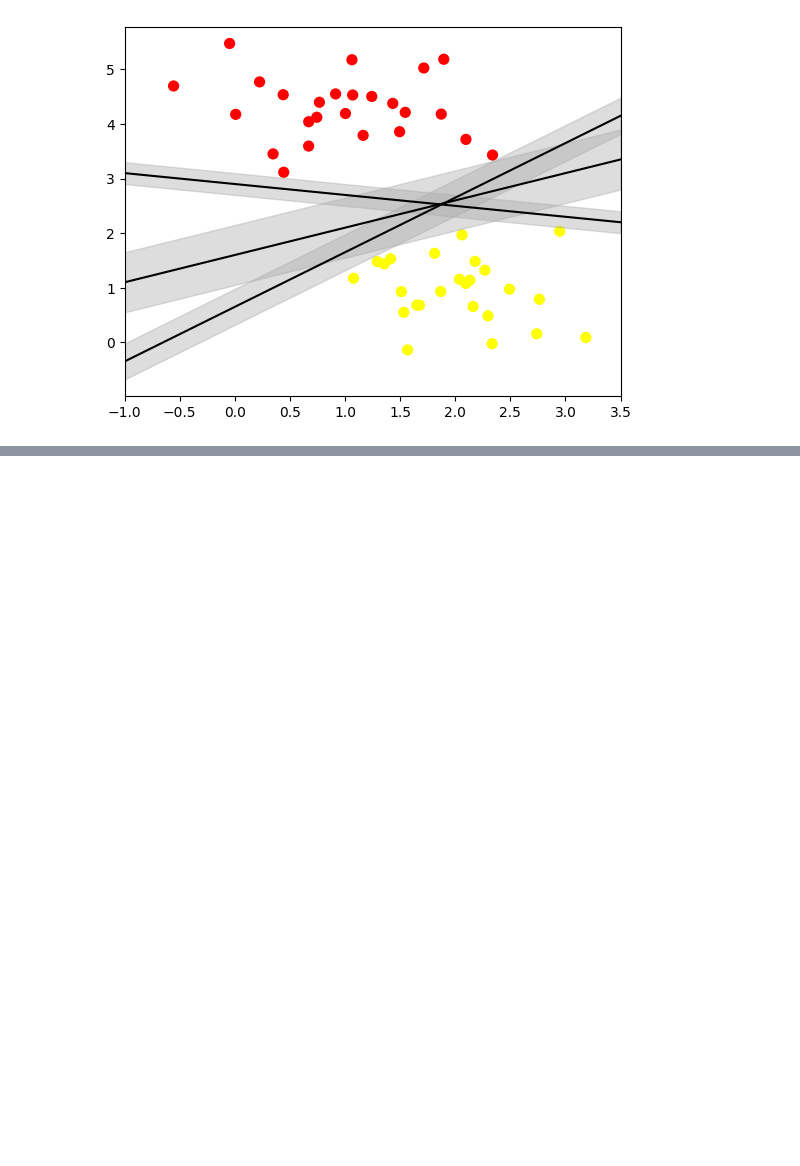
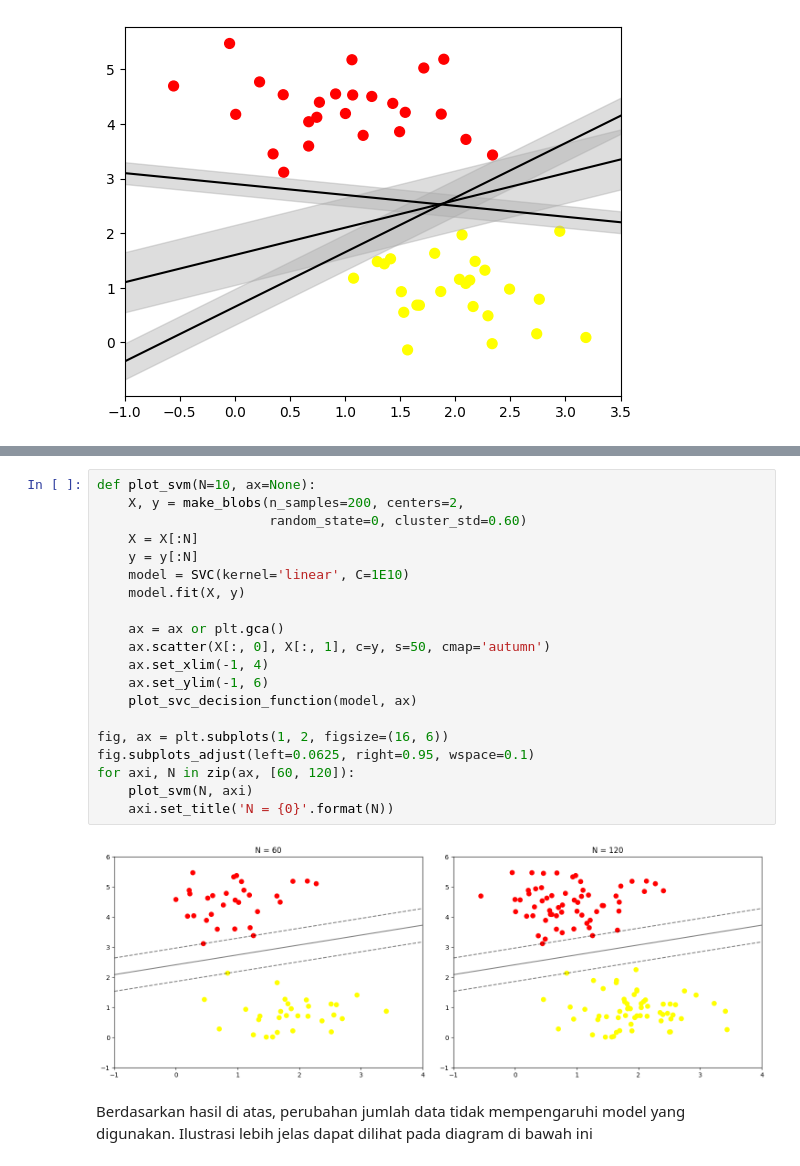
Before and after one commit to ErikRidhoFirm/Pembelajaran-Mesin_Ganjil_2025, a Jupyter notebook: Pembelajaran_Mesin_Praktikum11.ipynb, the cells around one changed output, grey strips where cells are left out. Drawn from its saved outputs; the diff is of its cells as text; blank space fills up the shorter version.

```diff
--- a/Pembelajaran_Mesin_Praktikum11.ipynb
+++ b/Pembelajaran_Mesin_Praktikum11.ipynb
@@ -54,0 +111,24 @@ plt.xlim(-1, 3.5)
+# %%
+def plot_svm(N=10, ax=None):
+    X, y = make_blobs(n_samples=200, centers=2,
+                      random_state=0, cluster_std=0.60)
+    X = X[:N]
+    y = y[:N]
+    model = SVC(kernel='linear', C=1E10)
+    model.fit(X, y)
+
+    ax = ax or plt.gca()
+    ax.scatter(X[:, 0], X[:, 1], c=y, s=50, cmap='autumn')
+    ax.set_xlim(-1, 4)
+    ax.set_ylim(-1, 6)
+    plot_svc_decision_function(model, ax)
+
+fig, ax = plt.subplots(1, 2, figsize=(16, 6))
+fig.subplots_adjust(left=0.0625, right=0.95, wspace=0.1)
+for axi, N in zip(ax, [60, 120]):
+    plot_svm(N, axi)
+    axi.set_title('N = {0}'.format(N))
+# %% [output]
+[figure, added]
+# %% [markdown]
+Berdasarkan hasil di atas, perubahan jumlah data tidak mempengaruhi model yang digunakan. Ilustrasi lebih jelas dapat dilihat pada diagram di bawah ini
```
Also changed, not shown: parts of 12 cells of this notebook.
